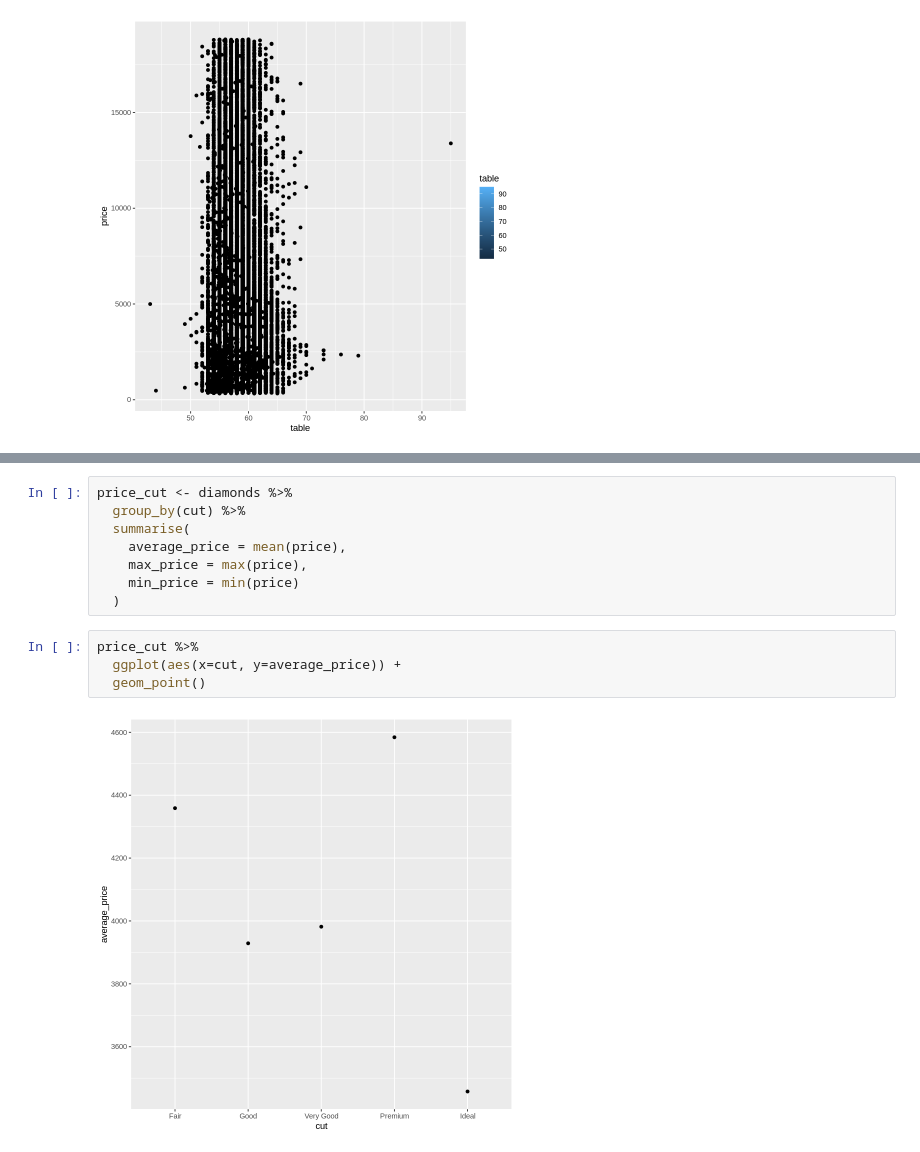
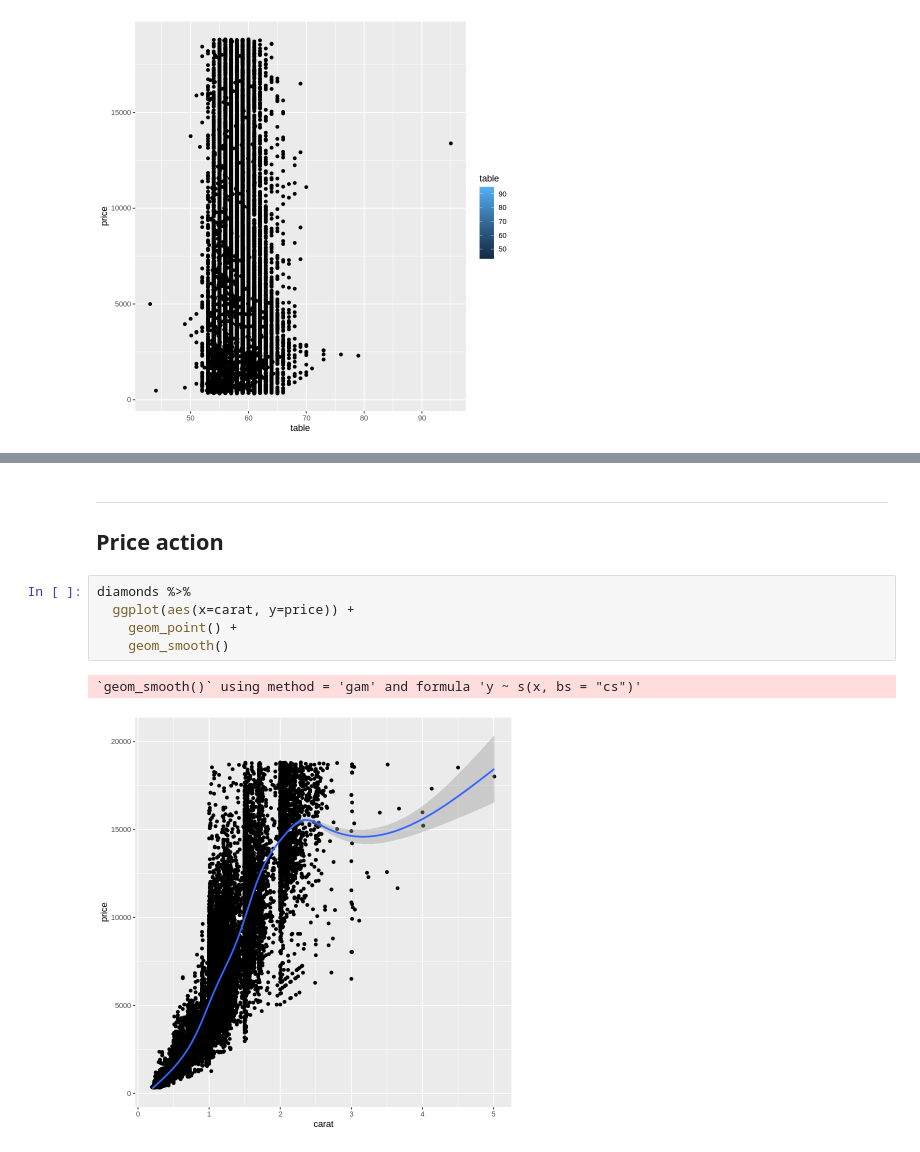
Before and after one commit to polo-music/EDA-diamonds-R, a Jupyter notebook: EDA_w_R_diamonds.ipynb, the cells around one changed output, grey strips where cells are left out. Cells and saved outputs as stored; diff of their text form.

```diff
--- a/EDA_w_R_diamonds.ipynb
+++ b/EDA_w_R_diamonds.ipynb
@@ -105,14 +107,12 @@ The first approach I'm thinking off, and that would be the easiest from a consum
-# %%
-price_cut <- diamonds %>%
-  group_by(cut) %>%
-  summarise(
-    average_price = mean(price),
-    max_price = max(price),
-    min_price = min(price)
-  )
+# %% [markdown]
+---
+
+## Price action
 # %%
-price_cut %>%
-  ggplot(aes(x=cut, y=average_price)) +
-  geom_point()
+diamonds %>%
+  ggplot(aes(x=carat, y=price)) +
+    geom_point() +
+    geom_smooth()
 # %% [output]
+`geom_smooth()` using method = 'gam' and formula 'y ~ s(x, bs = "cs")'
-[figure, old version]
+[figure, new version]
```
Also changed, not shown: parts of 2 cells of this notebook.
